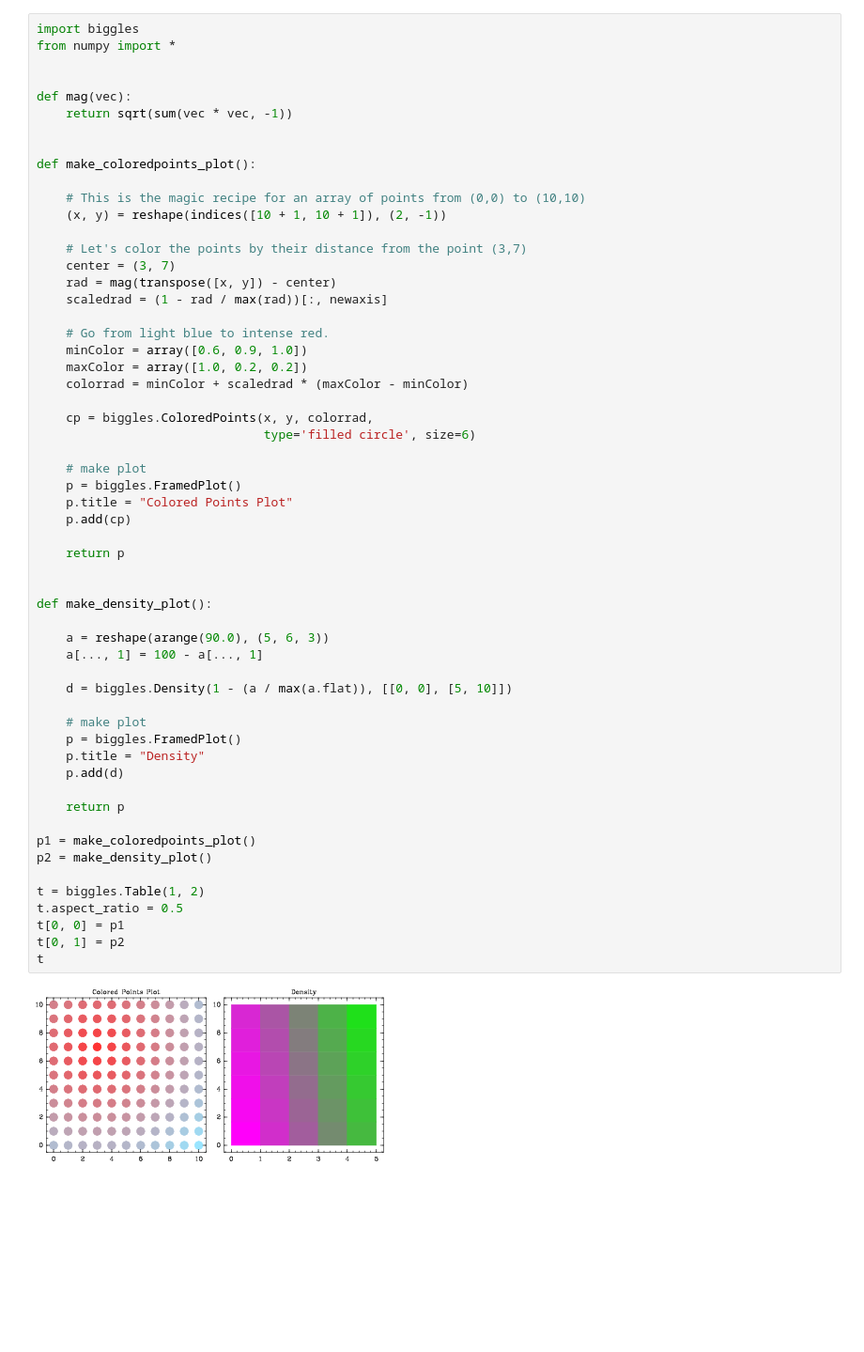
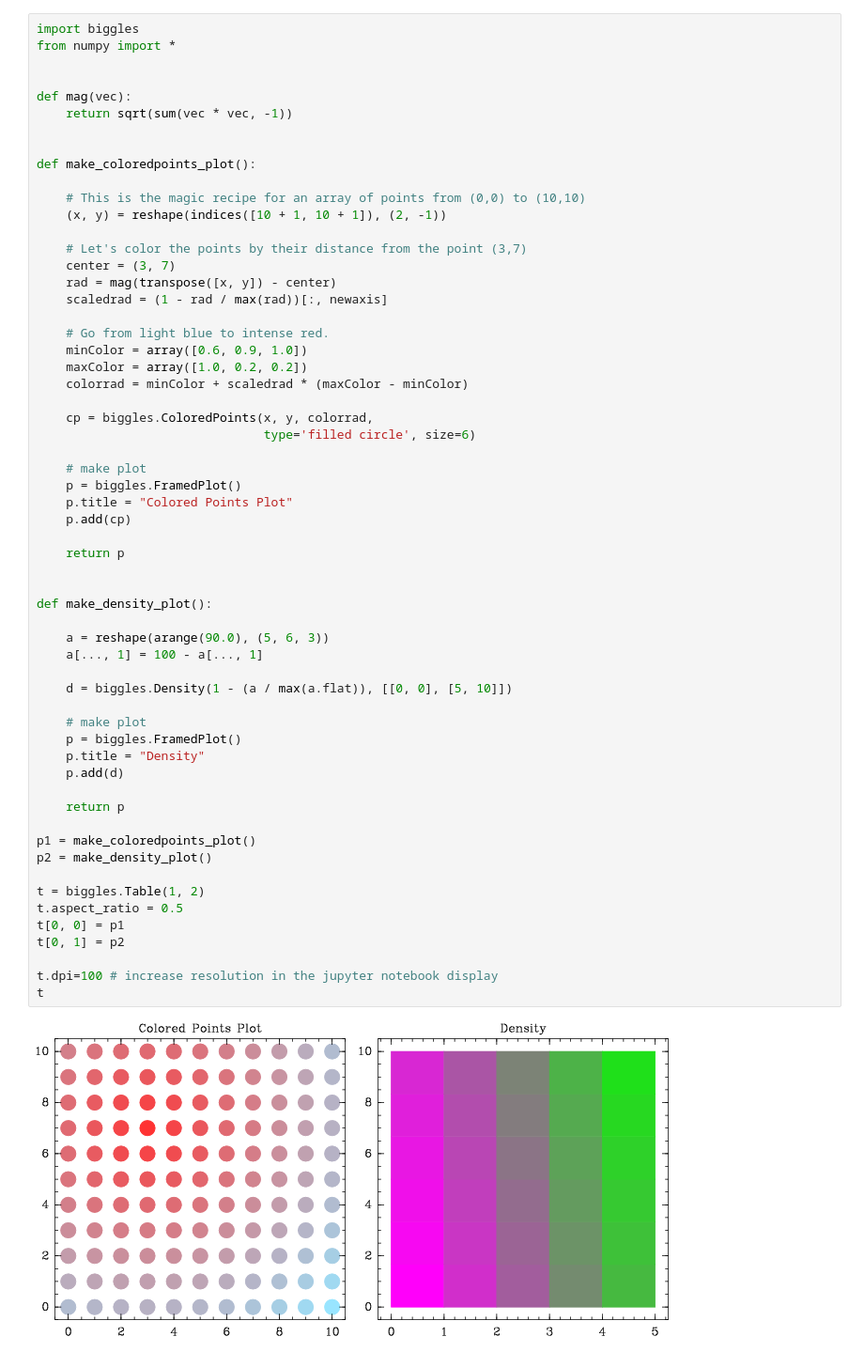
Before and after one commit to biggles-plot/biggles, a Jupyter notebook: examples/example9.ipynb, the cells around one changed output. Shown at 94% size. Drawn from its saved outputs; the diff is of its cells as text; blank space fills up the shorter version.

```diff
--- a/examples/example9.ipynb
+++ b/examples/example9.ipynb
@@ -29,31 +29,33 @@ def make_coloredpoints_plot():
     p = biggles.FramedPlot()
     p.title = "Colored Points Plot"
     p.add(cp)
 
     return p
 
 
 def make_density_plot():
 
     a = reshape(arange(90.0), (5, 6, 3))
     a[..., 1] = 100 - a[..., 1]
 
     d = biggles.Density(1 - (a / max(a.flat)), [[0, 0], [5, 10]])
 
     # make plot
     p = biggles.FramedPlot()
     p.title = "Density"
     p.add(d)
 
     return p
 
 p1 = make_coloredpoints_plot()
 p2 = make_density_plot()
 
 t = biggles.Table(1, 2)
 t.aspect_ratio = 0.5
 t[0, 0] = p1
 t[0, 1] = p2
+
+t.dpi=100 # increase resolution in the jupyter notebook display
 t
 # %% [output]
-[figure, old version]
+[figure, new version]
```
Also changed, not shown: 2 other files.
